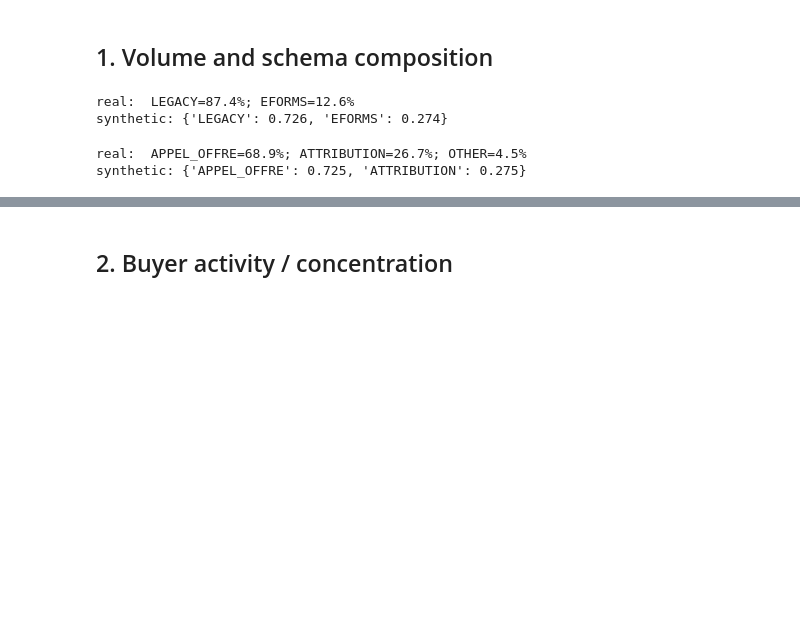
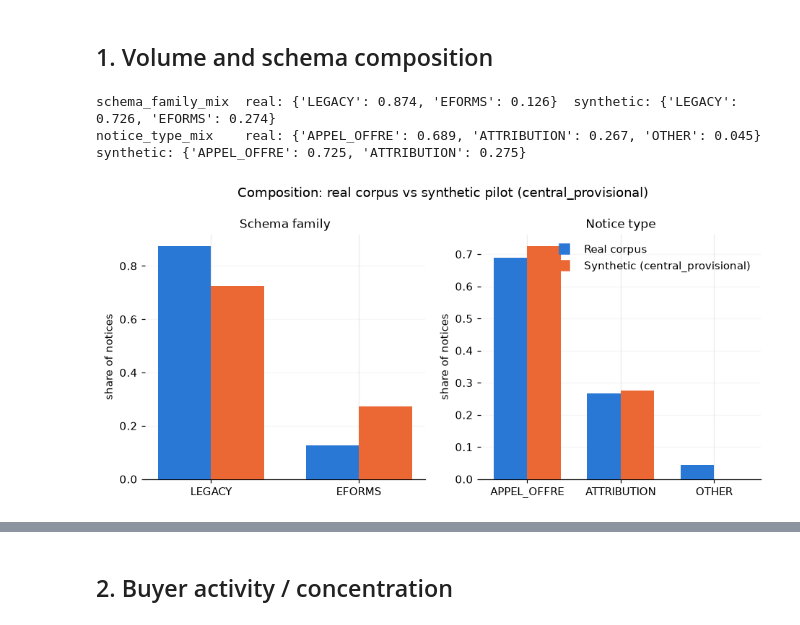
Before and after one commit to ROUSenghak/survival-analysis, a Jupyter notebook: notebooks/06_synthetic_fidelity_validation.ipynb, the cells around one changed output, grey strips where cells are left out. Drawn from its saved outputs; the diff is of its cells as text; code cells hidden in the pictures; blank space fills up the shorter version.

```diff
--- a/notebooks/06_synthetic_fidelity_validation.ipynb
+++ b/notebooks/06_synthetic_fidelity_validation.ipynb
@@ -58,22 +100,41 @@ def add_fidelity(dimension, real_value, synthetic_value, note=""):
     fidelity_rows.append(dict(dimension=dimension, real_value=real_value,
                                synthetic_value=synthetic_value, note=note))
 
-real_schema_mix = pd.read_csv(CALIB_DIR / "parameter_inventory.csv").set_index("parameter_name").loc["schema_family_mix", "estimate_or_range"]
+real_schema_mix = {"LEGACY": 0.874, "EFORMS": 0.126}   # parameter_inventory.csv#schema_family_mix
 syn_schema_mix = observed["schema_family"].value_counts(normalize=True).round(3).to_dict()
-add_fidelity("schema_family_mix", real_schema_mix, syn_schema_mix)
-print("real: ", real_schema_mix)
-print("synthetic:", syn_schema_mix)
+add_fidelity("schema_family_mix", "LEGACY=87.4%; EFORMS=12.6%", syn_schema_mix)
+
+real_notice_type_mix = {"APPEL_OFFRE": 0.689, "ATTRIBUTION": 0.267, "OTHER": 0.045}   # parameter_inventory.csv#notice_type_mix
+syn_notice_type_mix = observed["notice_type_normalized"].value_counts(normalize=True).round(3).to_dict()
+add_fidelity("notice_type_mix", "APPEL_OFFRE=68.9%; ATTRIBUTION=26.7%; OTHER=4.5%", syn_notice_type_mix)
+
+print("schema_family_mix  real:", real_schema_mix, " synthetic:", syn_schema_mix)
+print("notice_type_mix    real:", real_notice_type_mix, " synthetic:", syn_notice_type_mix)
 # %% [output]
-real:  LEGACY=87.4%; EFORMS=12.6%
-synthetic: {'LEGACY': 0.726, 'EFORMS': 0.274}
+schema_family_mix  real: {'LEGACY': 0.874, 'EFORMS': 0.126}  synthetic: {'LEGACY': 0.726, 'EFORMS': 0.274}
+notice_type_mix    real: {'APPEL_OFFRE': 0.689, 'ATTRIBUTION': 0.267, 'OTHER': 0.045}  synthetic: {'APPEL_OFFRE': 0.725, 'ATTRIBUTION': 0.275}
-# %%
-real_notice_type_mix = pd.read_csv(CALIB_DIR / "parameter_inventory.csv").set_index("parameter_name").loc["notice_type_mix", "estimate_or_range"]
-syn_notice_type_mix = observed["notice_type_normalized"].value_counts(normalize=True).round(3).to_dict()
-add_fidelity("notice_type_mix", real_notice_type_mix, syn_notice_type_mix)
-print("real: ", real_notice_type_mix)
-print("synthetic:", syn_notice_type_mix)
-# %% [output]
-real:  APPEL_OFFRE=68.9%; ATTRIBUTION=26.7%; OTHER=4.5%
-synthetic: {'APPEL_OFFRE': 0.725, 'ATTRIBUTION': 0.275}
+# %%
+fig, axes = plt.subplots(1, 2, figsize=(10, 4))
+
+for ax, real_mix, syn_mix, title in [
+    (axes[0], real_schema_mix, syn_schema_mix, "Schema family"),
+    (axes[1], real_notice_type_mix, syn_notice_type_mix, "Notice type"),
+]:
+    categories = list(real_mix)
+    x = np.arange(len(categories))
+    width = 0.36
+    ax.bar(x - width / 2, [real_mix[c] for c in categories], width, color=COLOR_REAL, zorder=3)
+    ax.bar(x + width / 2, [syn_mix.get(c, 0.0) for c in categories], width, color=COLOR_SYNTHETIC, zorder=3)
+    ax.set_xticks(x); ax.set_xticklabels(categories)
+    ax.set_ylabel("share of notices")
+    ax.set_title(title)
+    style_axes(ax)
+
+real_synth_legend(axes[1])
+fig.suptitle(f"Composition: real corpus vs synthetic pilot ({SCENARIO})", y=1.03)
+save(fig, "v0_1_composition_real_vs_synthetic")
+plt.show()
+# %% [output]
+[figure, added]
 # %%
 fig, ax = plt.subplots(figsize=(7, 3.5))
```
Also changed, not shown: parts of 27 cells of this notebook, 20 other files.
